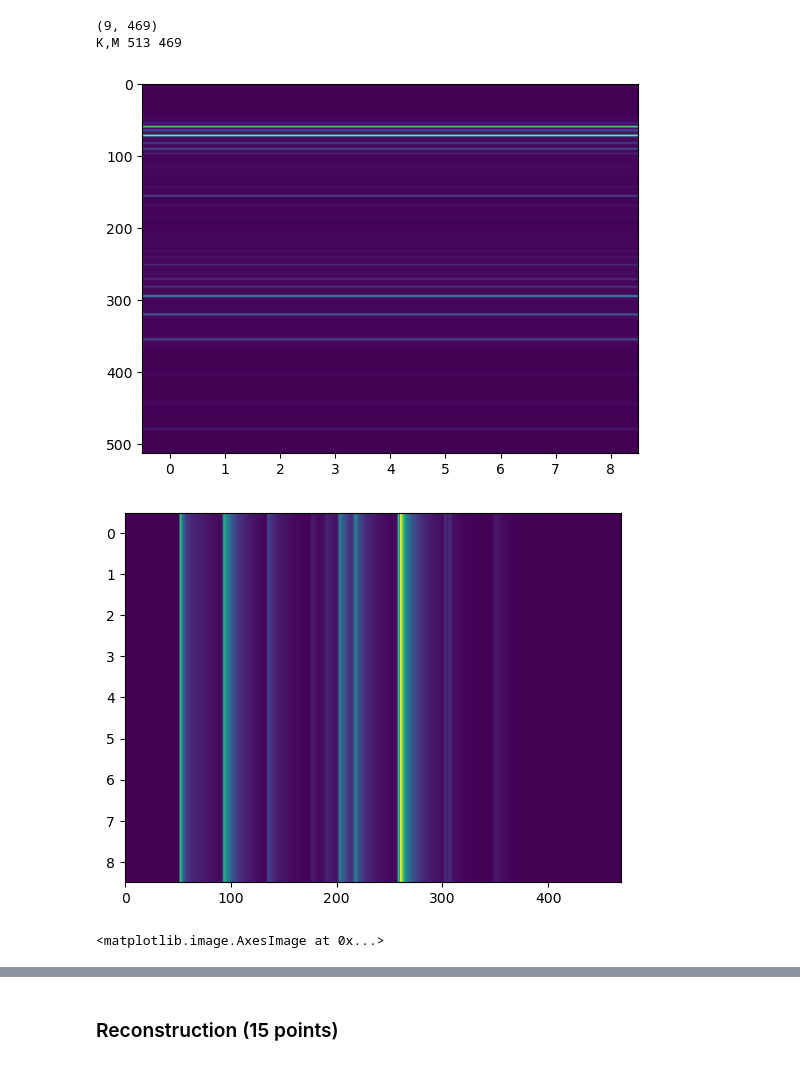
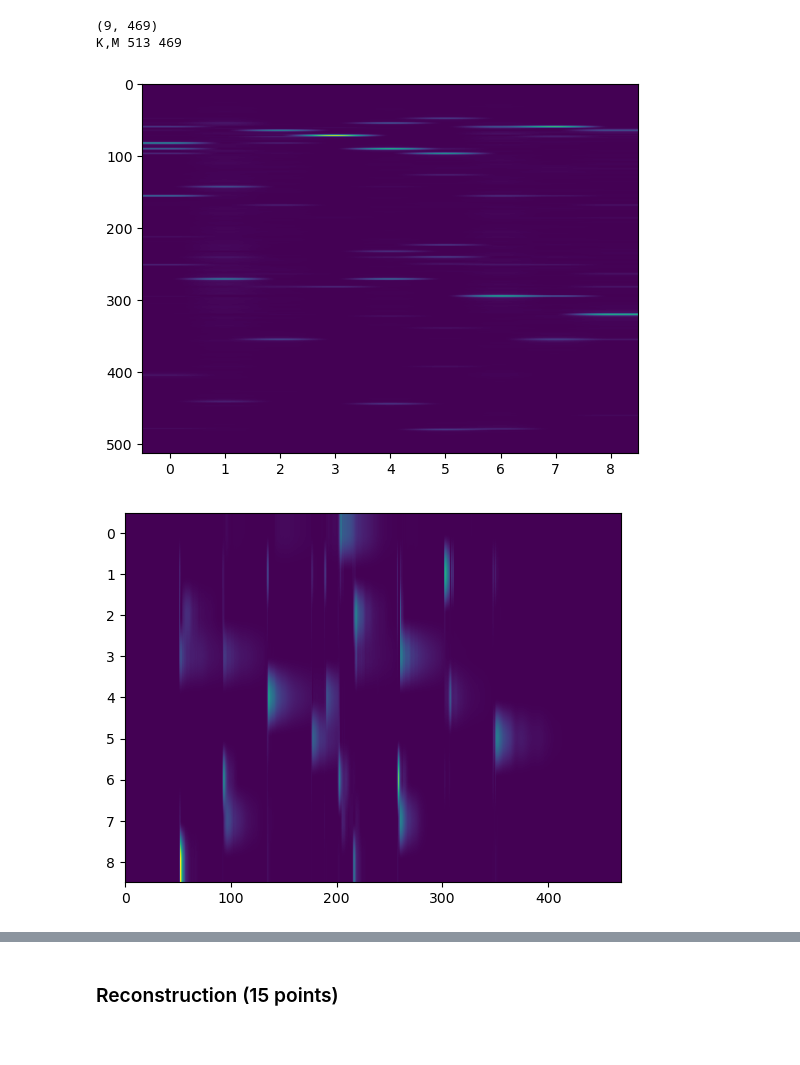
Before and after one commit to rafael-burger/E207-HW8, a Jupyter notebook: hw8.ipynb, the cells around one changed output, grey strips where cells are left out. Saved outputs shown, nothing was run; the diff lists cells and outputs as text; code cells hidden in the pictures.

Commit message:
fix W/H problem with random initialization instead of uniform

```diff
--- a/hw8.ipynb
+++ b/hw8.ipynb
@@ -68,10 +68,9 @@ In this section, we will not include prior knowledge for the initialization for
 
 K,M = S.shape               # define matrix dimensions
 R = 9
-init_val = 0.5
 
-W = np.ones((K,R)) * init_val
-H = np.ones((R,M)) * init_val
+W = np.random.random_sample((K,R))
+H = np.random.random_sample((R,M))
 print(H.shape)
 print("K,M", K, M)
 # %% [output]
@@ -97,19 +96,19 @@ def NMF(V, W0, H0, num_iter):
     return (W_i, H_i)
 # %%
 V = np.abs(S)
-W = np.ones((K,R)) * init_val
-H = np.ones((R,M)) * init_val
-W, H = NMF(V = V, W0 = W, H0 = H, num_iter = 10000)
+W = np.random.random_sample((K,R))
+H = np.random.random_sample((R,M))
+W, H = NMF(V = V, W0 = W, H0 = H, num_iter = 1000)
 
 plt.imshow(W, aspect = 'auto')
 plt.show()
 plt.imshow(H, aspect = 'auto')
 plt.show()
 plt.imshow(V, aspect = 'auto')
+plt.show()
 # %% [output]
-[figure, old version]
+[figure, new version]
-[figure, old version]
+[figure, new version]
-<matplotlib.image.AxesImage at 0x...>
 [figure]
 # %% [markdown]
 ### Reconstruction (15 points)
```
